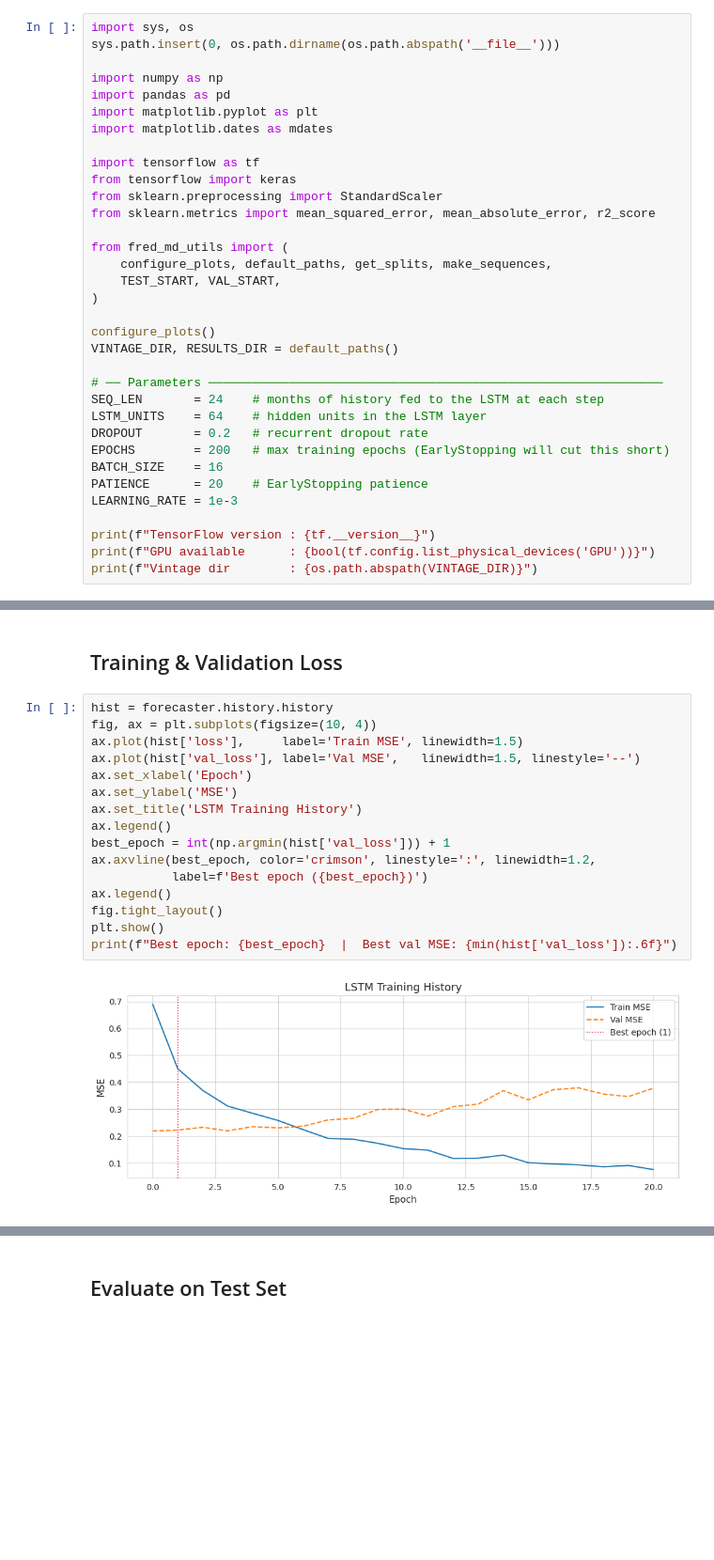
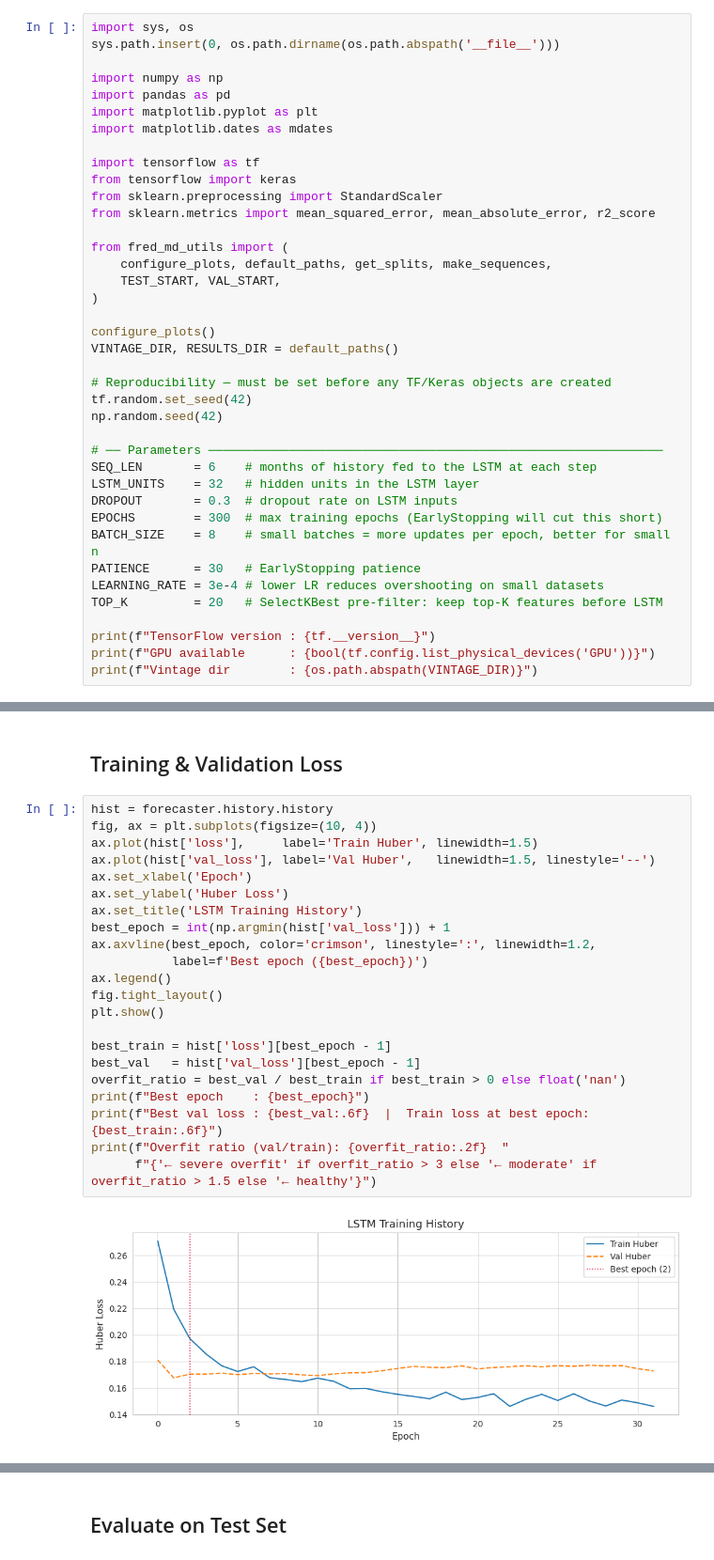
Before and after one commit to Holmes-rgb/Macro-Econ-ML, a Jupyter notebook: notebooks/inflation_forecasting_rnn.ipynb, the cells around one changed output, grey strips where cells are left out. Shown at 94% size. Drawn from its saved outputs; the diff is of its cells as text; blank space fills up the shorter version.

```diff
--- a/notebooks/inflation_forecasting_rnn.ipynb
+++ b/notebooks/inflation_forecasting_rnn.ipynb
@@ -24,14 +24,19 @@ from fred_md_utils import (
 configure_plots()
 VINTAGE_DIR, RESULTS_DIR = default_paths()
 
+# Reproducibility — must be set before any TF/Keras objects are created
+tf.random.set_seed(42)
+np.random.seed(42)
+
 # ── Parameters ──────────────────────────────────────────────────────────────
-SEQ_LEN       = 24    # months of history fed to the LSTM at each step
-LSTM_UNITS    = 64    # hidden units in the LSTM layer
-DROPOUT       = 0.2   # recurrent dropout rate
-EPOCHS        = 200   # max training epochs (EarlyStopping will cut this short)
-BATCH_SIZE    = 16
-PATIENCE      = 20    # EarlyStopping patience
-LEARNING_RATE = 1e-3
+SEQ_LEN       = 6    # months of history fed to the LSTM at each step
+LSTM_UNITS    = 32   # hidden units in the LSTM layer
+DROPOUT       = 0.3  # dropout rate on LSTM inputs
+EPOCHS        = 300  # max training epochs (EarlyStopping will cut this short)
+BATCH_SIZE    = 8    # small batches = more updates per epoch, better for small n
+PATIENCE      = 30   # EarlyStopping patience
+LEARNING_RATE = 3e-4 # lower LR reduces overshooting on small datasets
+TOP_K         = 20   # SelectKBest pre-filter: keep top-K features before LSTM
 
 print(f"TensorFlow version : {tf.__version__}")
 print(f"GPU available      : {bool(tf.config.list_physical_devices('GPU'))}")
@@ -253,18 +315,24 @@ Restoring model weights from the end of the best epoch: 1.
 # %%
 hist = forecaster.history.history
 fig, ax = plt.subplots(figsize=(10, 4))
-ax.plot(hist['loss'],     label='Train MSE', linewidth=1.5)
-ax.plot(hist['val_loss'], label='Val MSE',   linewidth=1.5, linestyle='--')
+ax.plot(hist['loss'],     label='Train Huber', linewidth=1.5)
+ax.plot(hist['val_loss'], label='Val Huber',   linewidth=1.5, linestyle='--')
 ax.set_xlabel('Epoch')
-ax.set_ylabel('MSE')
+ax.set_ylabel('Huber Loss')
 ax.set_title('LSTM Training History')
-ax.legend()
 best_epoch = int(np.argmin(hist['val_loss'])) + 1
 ax.axvline(best_epoch, color='crimson', linestyle=':', linewidth=1.2,
            label=f'Best epoch ({best_epoch})')
 ax.legend()
 fig.tight_layout()
 plt.show()
-print(f"Best epoch: {best_epoch}  |  Best val MSE: {min(hist['val_loss']):.6f}")
+
+best_train = hist['loss'][best_epoch - 1]
+best_val   = hist['val_loss'][best_epoch - 1]
+overfit_ratio = best_val / best_train if best_train > 0 else float('nan')
+print(f"Best epoch    : {best_epoch}")
+print(f"Best val loss : {best_val:.6f}  |  Train loss at best epoch: {best_train:.6f}")
+print(f"Overfit ratio (val/train): {overfit_ratio:.2f}  "
+      f"{'← severe overfit' if overfit_ratio > 3 else '← moderate' if overfit_ratio > 1.5 else '← healthy'}")
 # %% [output]
-[figure, old version]
+[figure, new version]
```
Also changed, not shown: parts of 16 cells of this notebook.
